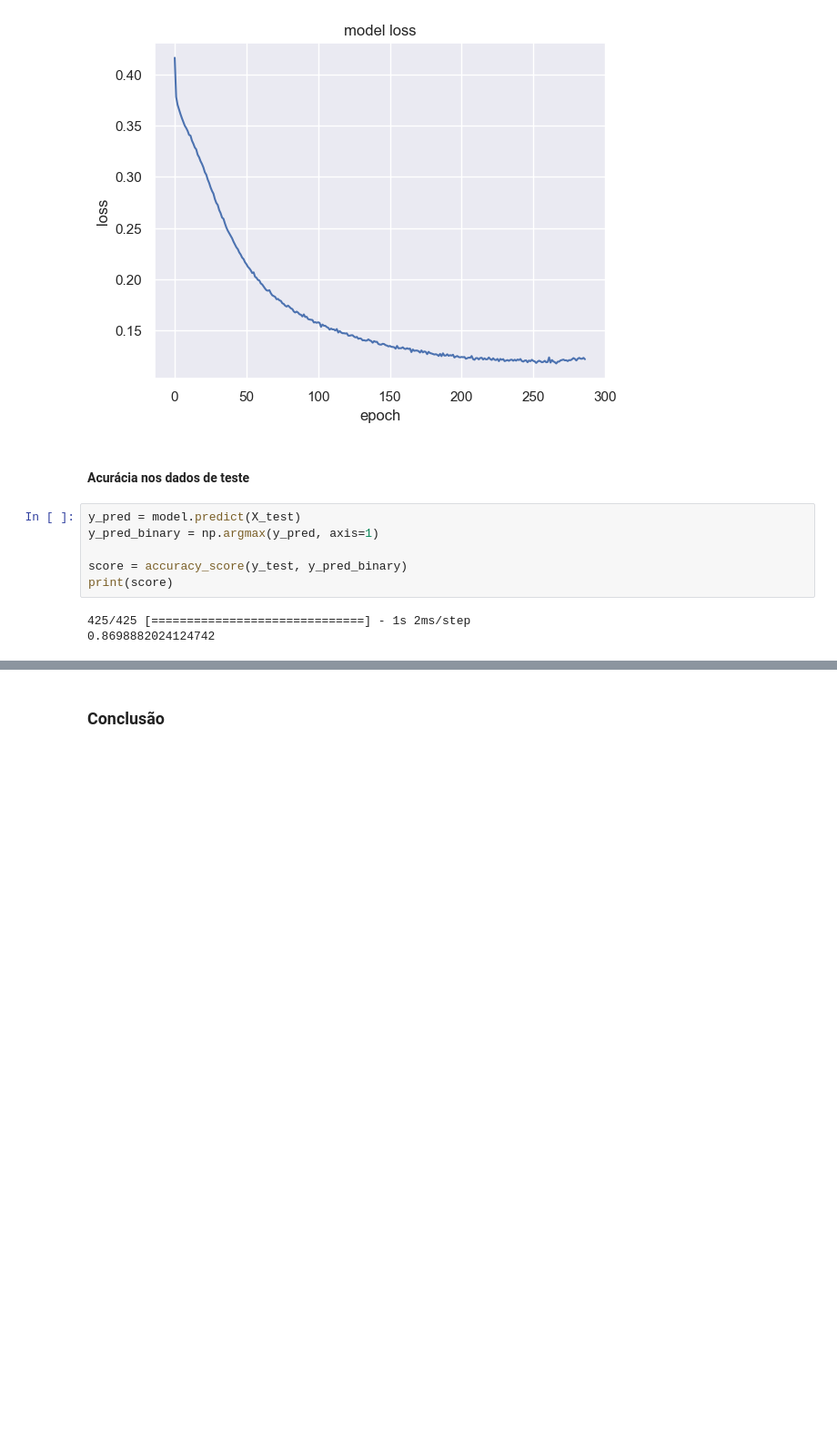
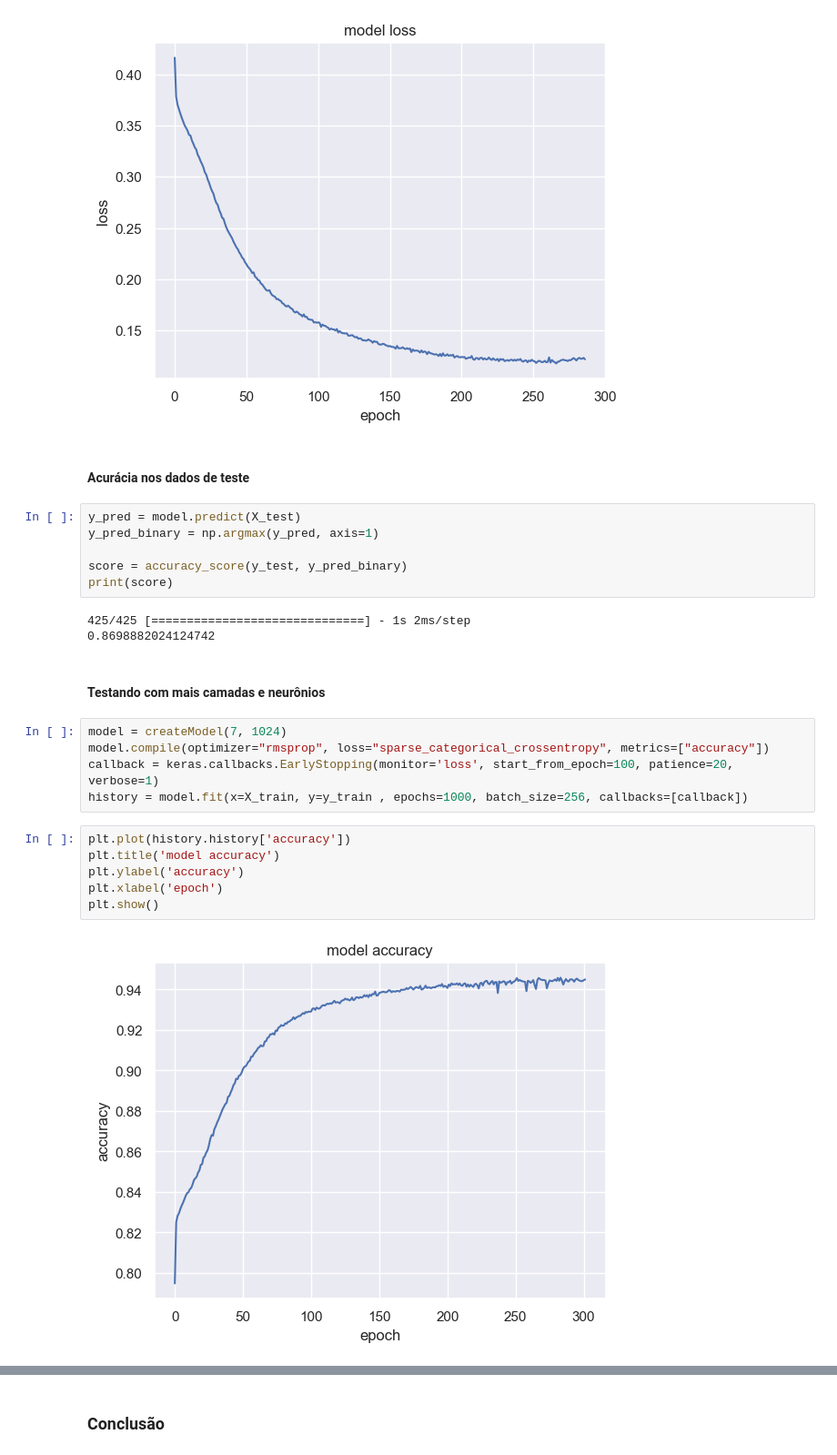
Before and after one commit to pedrogrigorio/UFC-Machine-Learning-Project, a Jupyter notebook: notebook.ipynb, the cells around one changed output, grey strips where cells are left out. Shown at 91% size. Drawn from its saved outputs; the diff is of its cells as text; blank space fills up the shorter version.

```diff
--- a/notebook.ipynb
+++ b/notebook.ipynb
@@ -764,3 +764,18 @@ print(score)
 # %% [output]
 425/425 [==============================] - 1s 2ms/step
 0.8698882024124742
+# %% [markdown]
+#### Testando com mais camadas e neurônios
+# %%
+model = createModel(7, 1024)
+model.compile(optimizer="rmsprop", loss="sparse_categorical_crossentropy", metrics=["accuracy"])
+callback = keras.callbacks.EarlyStopping(monitor='loss', start_from_epoch=100, patience=20, verbose=1)
+history = model.fit(x=X_train, y=y_train , epochs=1000, batch_size=256, callbacks=[callback])
+# %%
+plt.plot(history.history['accuracy'])
+plt.title('model accuracy')
+plt.ylabel('accuracy')
+plt.xlabel('epoch')
+plt.show()
+# %% [output]
+[figure, added]
```
Also changed, not shown: parts of 3 cells of this notebook.
